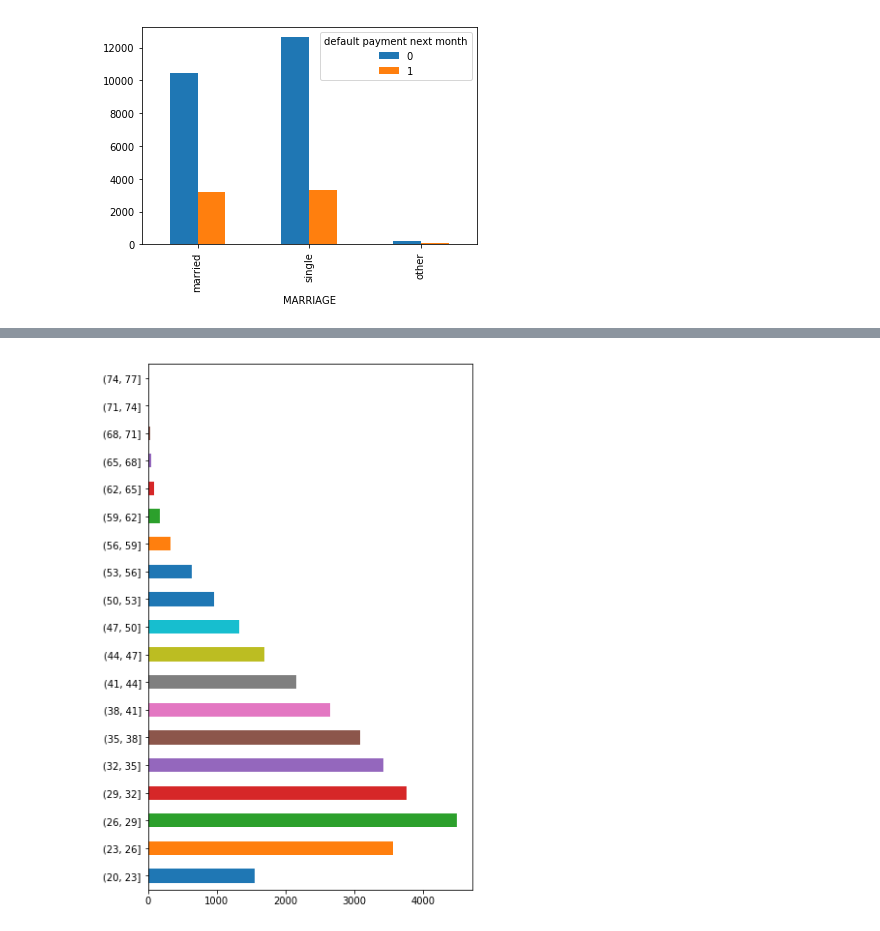
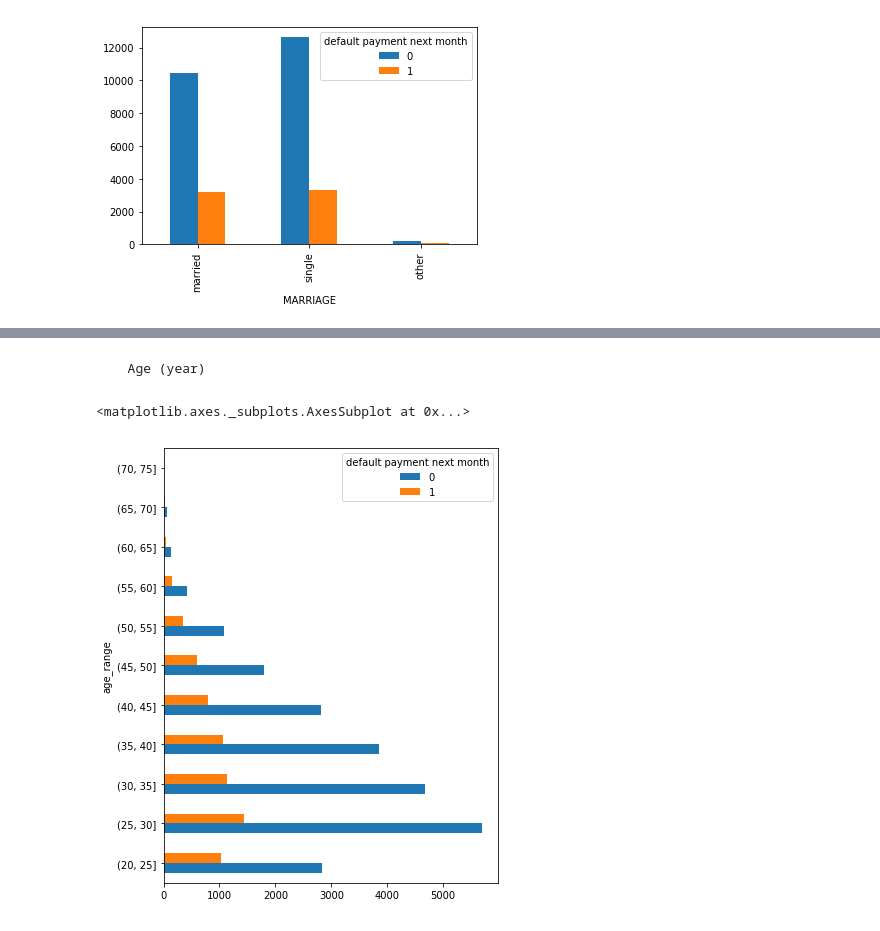
Before and after one commit to xhan7279/credit-default, a Jupyter notebook: credit-default.ipynb, the cells around one changed output, grey strips where cells are left out. Saved outputs shown, nothing was run; the diff lists cells and outputs as text; code cells hidden in the pictures.

```diff
--- a/credit-default.ipynb
+++ b/credit-default.ipynb
@@ -6,4 +12,4 @@ from matplotlib import pyplot as plt
 fname = 'default of credit card clients.xls'
 fpath = '/home/vega/Downloads'
 # %%
-data = pd.read_excel(os.path.join(fpath, fname), sheet_name='Data')
+data = pd.read_excel(os.path.join(fpath, fname), sheet_name='Data', index_col=0, header=1)
@@ -32,7 +49,9 @@ data.shape
 # %% [markdown]
     Clean up the data, take the firs trow as header
 # %%
-data = data.rename(columns = data.iloc[0]).drop(data.index[0])
+#data = data.rename(columns = data.iloc[0]).drop(data.index[0])
+# error in data source
+data = data.rename(columns={"PAY_0":"PAY_1"})
 # %%
 data.head()
 # %% [output]
@@ -89,4 +152,10 @@ Age (year)
+# %% [markdown]
+      Age (year)
 # %%
-age = pd.cut(df['AGE'], range(20, 80, 3)).value_counts().sort_index().plot(kind='barh', figsize=(6, 10))
+age = df.copy()
+age['age_range'] = pd.cut(df['AGE'], range(20, 80, 5))
+age = age[['age_range','default payment next month']].groupby(['age_range', 'default payment next month']).size().unstack(level=1)
+age.plot(kind='barh', figsize=(6,8))
 # %% [output]
+<matplotlib.axes._subplots.AxesSubplot at 0x...>
-[figure, old version]
+[figure, new version]
```
Also changed, not shown: parts of 28 cells of this notebook.
